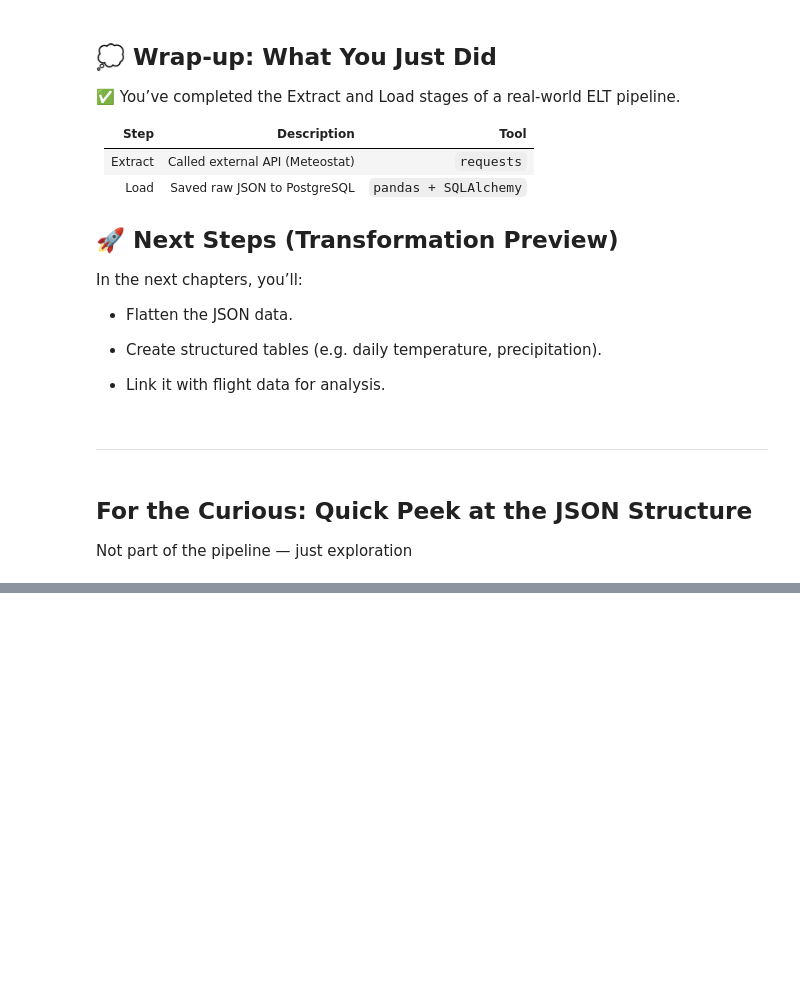
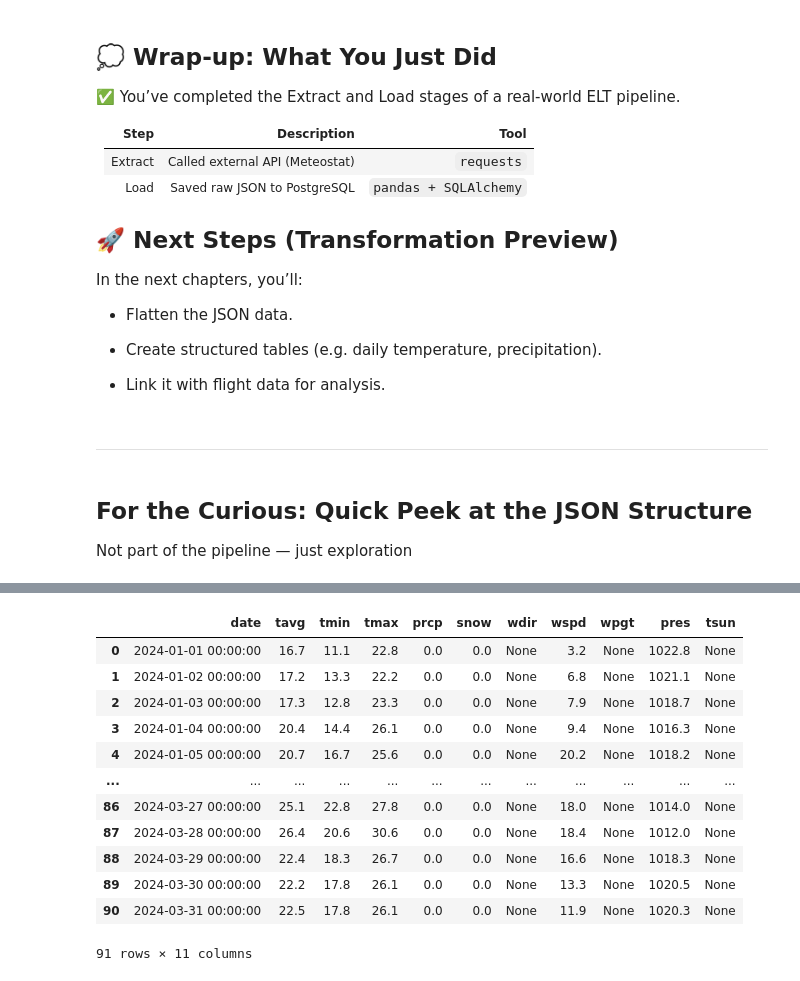
Before and after one commit to amandawang90-spec/neuefische-data-analysis-180825-analytics_engineering_module_and_projects, a Jupyter notebook: 04_extract_load/04_meteostat_daily_fromAPI_toDB_lecture.ipynb, the cells around one changed output, grey strips where cells are left out. Cells and saved outputs as stored; diff of their text form; code cells hidden in the pictures; blank space fills up the shorter version.

```diff
--- a/04_extract_load/04_meteostat_daily_fromAPI_toDB_lecture.ipynb
+++ b/04_extract_load/04_meteostat_daily_fromAPI_toDB_lecture.ipynb
@@ -167,7 +177,7 @@ for airport in airport_staids:
     time.sleep(1)
 
     # appending data to the dictionary:
-    weather_dict['extracted_at'].append(???)       # timestamp,
-    weather_dict['airport_code'].append(???)       # airport code
-    weather_dict['station_id'].append(???)         # weater Station ID
+    weather_dict['extracted_at'].append(pd.Timestamp.now())       # timestamp, or DateTime.now()
+    weather_dict['airport_code'].append(airport)       # airport code
+    weather_dict['station_id'].append(airport_staids[airport])         # weater Station ID
     weather_dict['extracted_data'].append(json.loads(response.text))   # JSON string
@@ -213,0 +260,2 @@ dtype_dict = {
+# %%
+weather_daily_df['extracted_at'] = pd.to_datetime(weather_daily_df['extracted_at'], errors='coerce')
@@ -213,0 +270,2 @@ dtype_dict = {
+# %%
+weather_daily_df['airport_code'] = weather_daily_df['airport_code'].astype('string')
@@ -213,0 +280,2 @@ dtype_dict = {
+# %%
+weather_daily_df['station_id'] = weather_daily_df['station_id'].astype('int')
@@ -265,0 +525,19 @@ weather_daily_df.loc[0,'extracted_data']
+# %%
+# using pd.json_normalize() twice to get to the weather_stats of one airport under 'data'
+
+df_MIA = pd.json_normalize(pd.json_normalize(weather_daily_df['extracted_data']).loc[1, 'data'])
+df_MIA
+# %% [output]
+|  | date | tavg | tmin | tmax | prcp | snow | wdir | wspd | wpgt | pres | tsun |
+| 0 | 2024-01-01 00:00:00 | 16.7 | 11.1 | 22.8 | 0.0 | 0.0 | None | 3.2 | None | 1022.8 | None |
+| 1 | 2024-01-02 00:00:00 | 17.2 | 13.3 | 22.2 | 0.0 | 0.0 | None | 6.8 | None | 1021.1 | None |
+| 2 | 2024-01-03 00:00:00 | 17.3 | 12.8 | 23.3 | 0.0 | 0.0 | None | 7.9 | None | 1018.7 | None |
+| 3 | 2024-01-04 00:00:00 | 20.4 | 14.4 | 26.1 | 0.0 | 0.0 | None | 9.4 | None | 1016.3 | None |
+| 4 | 2024-01-05 00:00:00 | 20.7 | 16.7 | 25.6 | 0.0 | 0.0 | None | 20.2 | None | 1018.2 | None |
+| ... | ... | ... | ... | ... | ... | ... | ... | ... | ... | ... | ... |
+| 86 | 2024-03-27 00:00:00 | 25.1 | 22.8 | 27.8 | 0.0 | 0.0 | None | 18.0 | None | 1014.0 | None |
+| 87 | 2024-03-28 00:00:00 | 26.4 | 20.6 | 30.6 | 0.0 | 0.0 | None | 18.4 | None | 1012.0 | None |
+| 88 | 2024-03-29 00:00:00 | 22.4 | 18.3 | 26.7 | 0.0 | 0.0 | None | 16.6 | None | 1018.3 | None |
+| 89 | 2024-03-30 00:00:00 | 22.2 | 17.8 | 26.1 | 0.0 | 0.0 | None | 13.3 | None | 1020.5 | None |
+| 90 | 2024-03-31 00:00:00 | 22.5 | 17.8 | 26.1 | 0.0 | 0.0 | None | 11.9 | None | 1020.3 | None |
+91 rows × 11 columns
```
Also changed, not shown: parts of 40 cells of this notebook, 3 other files.
